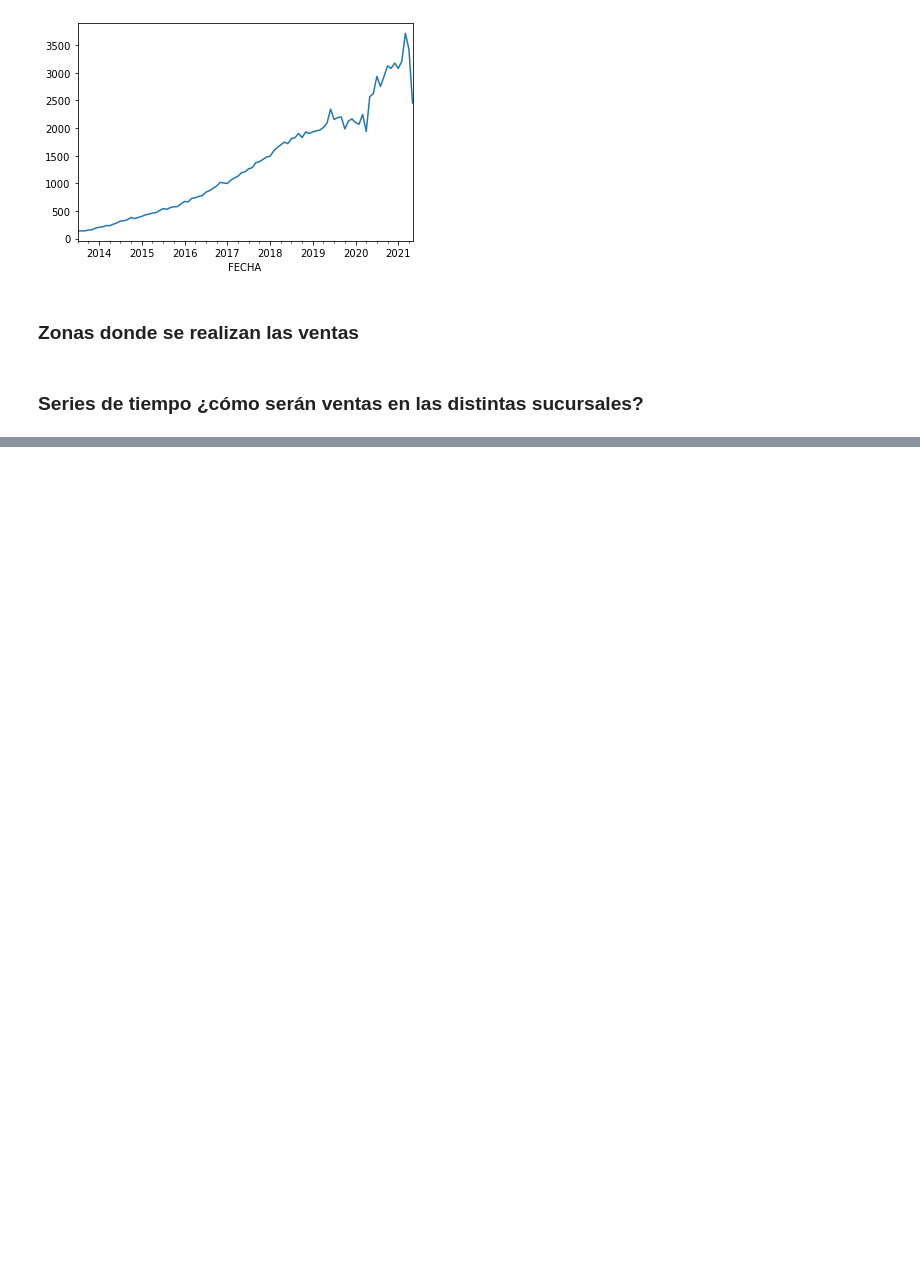
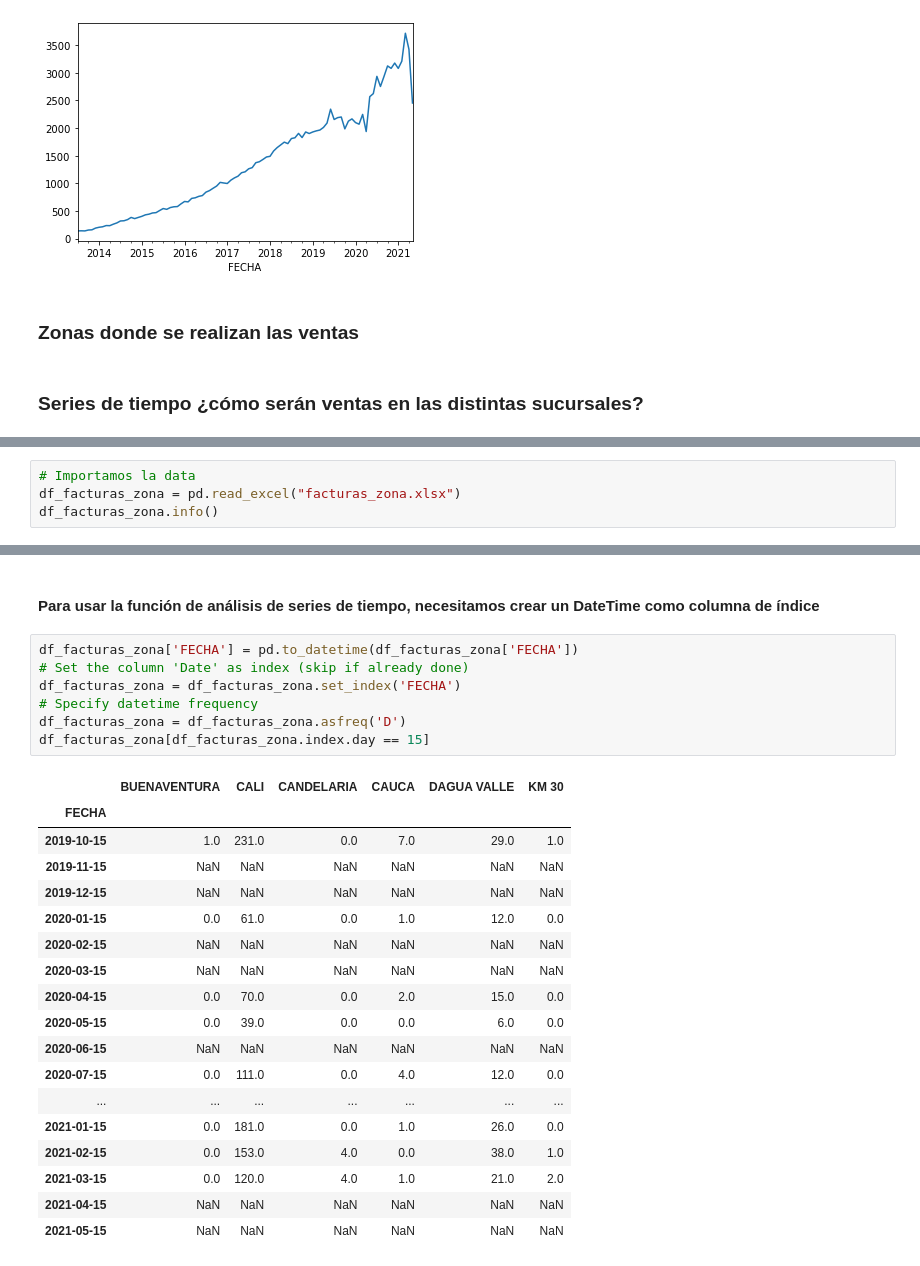
Before and after one commit to lcsr-rodriguez/Diplomado-ISP, a Jupyter notebook: ISP_DataScience.ipynb, the cells around one changed output, grey strips where cells are left out. Saved outputs shown, nothing was run; the diff lists cells and outputs as text; blank space fills up the shorter version.

```diff
--- a/ISP_DataScience.ipynb
+++ b/ISP_DataScience.ipynb
@@ -263,0 +247,4 @@ df3.head()
+# %%
+# Importamos la data
+df_facturas_zona = pd.read_excel("facturas_zona.xlsx")
+df_facturas_zona.info()
@@ -263,0 +278,28 @@ df3.head()
+# %% [markdown]
+#### Para usar la función de análisis de series de tiempo, necesitamos crear un DateTime como columna de índice
+# %%
+df_facturas_zona['FECHA'] = pd.to_datetime(df_facturas_zona['FECHA'])
+# Set the column 'Date' as index (skip if already done)
+df_facturas_zona = df_facturas_zona.set_index('FECHA')
+# Specify datetime frequency
+df_facturas_zona = df_facturas_zona.asfreq('D')
+df_facturas_zona[df_facturas_zona.index.day == 15]
+# %% [output]
+|  | BUENAVENTURA | CALI | CANDELARIA | CAUCA | DAGUA VALLE | KM 30 |
+| FECHA |  |  |  |  |  |  |
+| 2019-10-15 | 1.0 | 231.0 | 0.0 | 7.0 | 29.0 | 1.0 |
+| 2019-11-15 | NaN | NaN | NaN | NaN | NaN | NaN |
+| 2019-12-15 | NaN | NaN | NaN | NaN | NaN | NaN |
+| 2020-01-15 | 0.0 | 61.0 | 0.0 | 1.0 | 12.0 | 0.0 |
+| 2020-02-15 | NaN | NaN | NaN | NaN | NaN | NaN |
+| 2020-03-15 | NaN | NaN | NaN | NaN | NaN | NaN |
+| 2020-04-15 | 0.0 | 70.0 | 0.0 | 2.0 | 15.0 | 0.0 |
+| 2020-05-15 | 0.0 | 39.0 | 0.0 | 0.0 | 6.0 | 0.0 |
+| 2020-06-15 | NaN | NaN | NaN | NaN | NaN | NaN |
+| 2020-07-15 | 0.0 | 111.0 | 0.0 | 4.0 | 12.0 | 0.0 |
+| ... | ... | ... | ... | ... | ... | ... |
+| 2021-01-15 | 0.0 | 181.0 | 0.0 | 1.0 | 26.0 | 0.0 |
+| 2021-02-15 | 0.0 | 153.0 | 4.0 | 0.0 | 38.0 | 1.0 |
+| 2021-03-15 | 0.0 | 120.0 | 4.0 | 1.0 | 21.0 | 2.0 |
+| 2021-04-15 | NaN | NaN | NaN | NaN | NaN | NaN |
+| 2021-05-15 | NaN | NaN | NaN | NaN | NaN | NaN |
```
Also changed, not shown: parts of 16 cells of this notebook, 1 other file.
